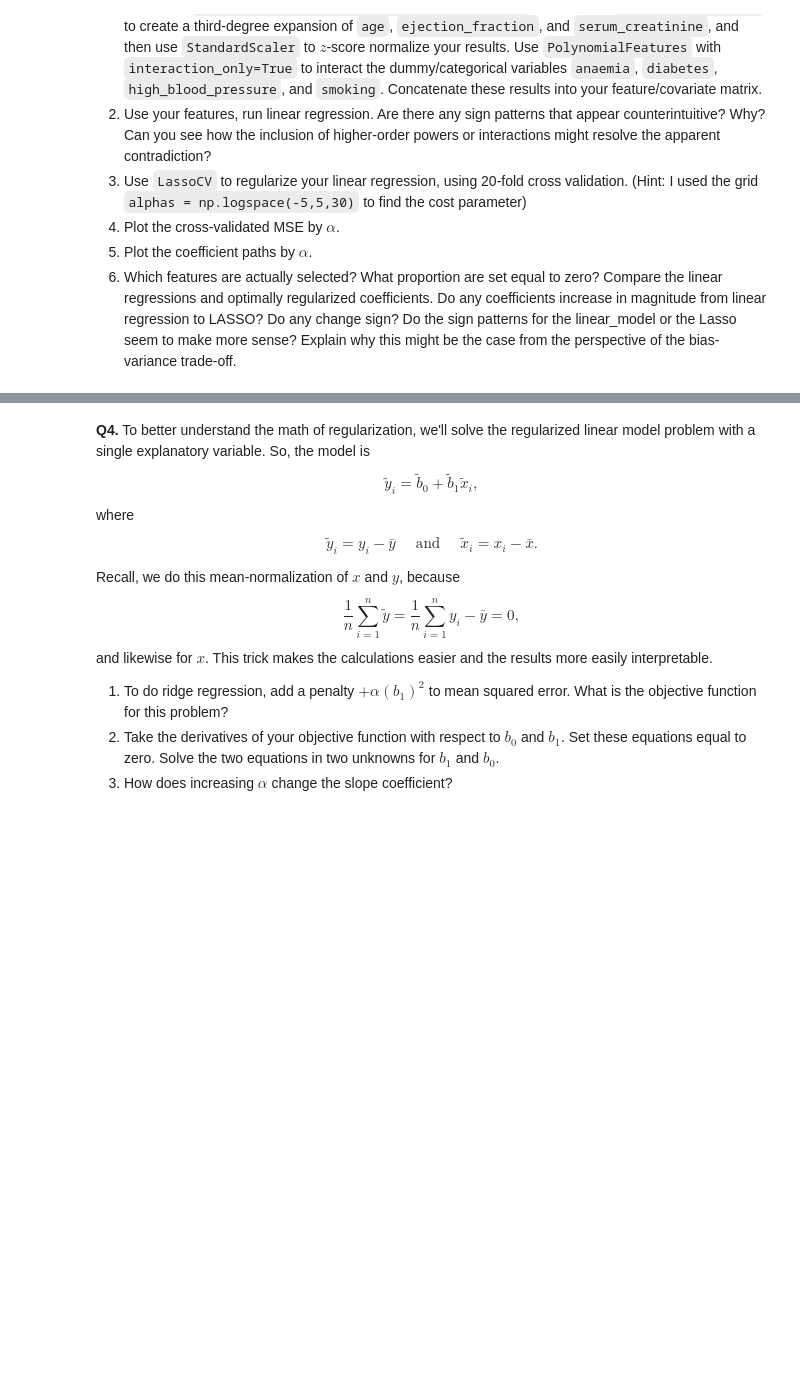
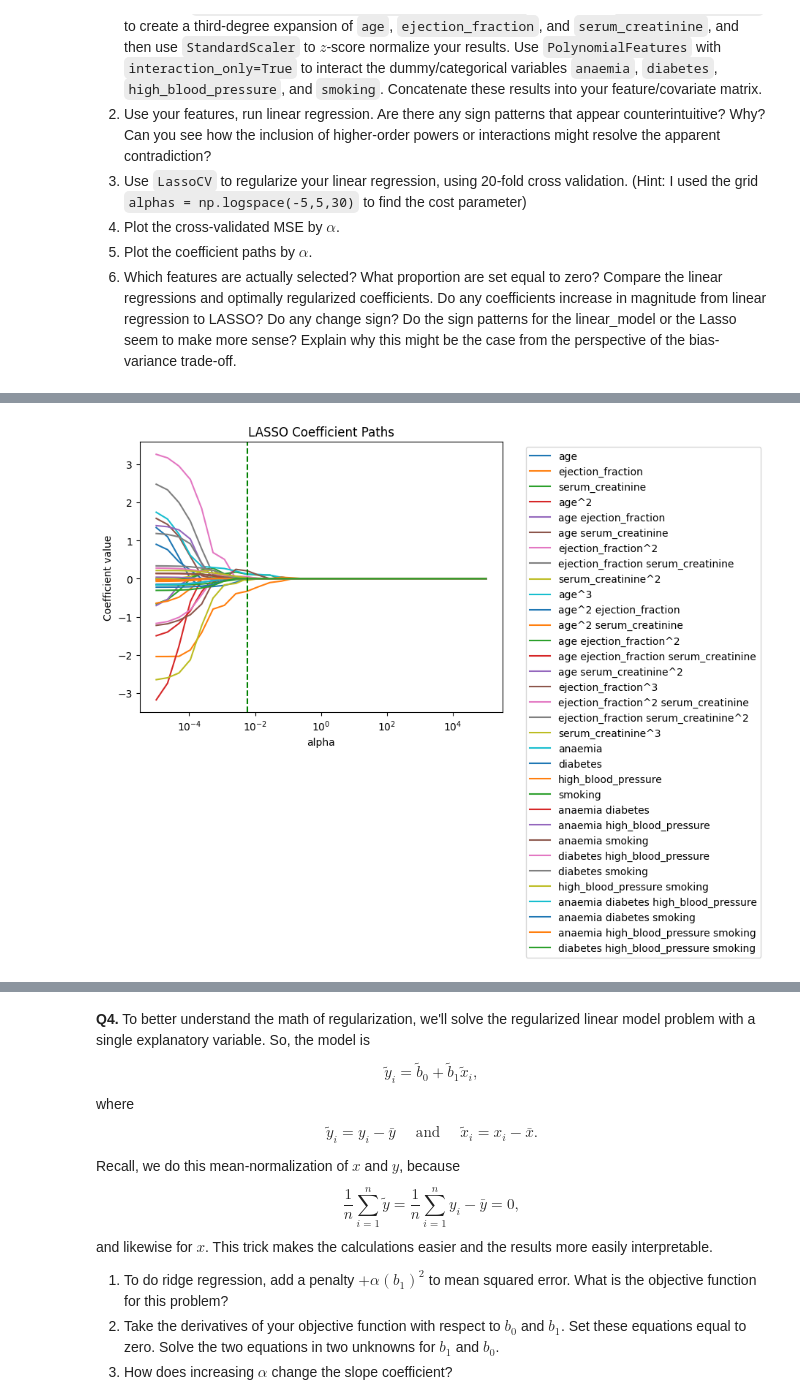
Before and after one commit to AngelikaBaloy/undergrad_ml_assignments, a Jupyter notebook: 04_assignment_regularization.ipynb, the cells around one changed output, grey strips where cells are left out. Saved outputs shown, nothing was run; the diff lists cells and outputs as text; code cells hidden in the pictures; blank space fills up the shorter version.

```diff
--- a/04_assignment_regularization.ipynb
+++ b/04_assignment_regularization.ipynb
@@ -208,0 +230,7 @@ reg_coefs
+# %%
+# dummies & interactions
+heart_X_2 = df_heart[['anaemia', 'diabetes', 'high_blood_pressure', 'smoking']]
+
+expander = PolynomialFeatures(degree=3, include_bias=False, interaction_only=True) # interaction only
+X_dummies = expander.fit_transform(heart_X_2)
+poly_names2 = expander.get_feature_names_out()
@@ -208,0 +258,11 @@ reg_coefs
+# %%
+# 2. linear regression
+y = df_heart['DEATH_EVENT']
+
+model = LinearRegression()
+model.fit(X_poly, y)
+
+print(f'Model intercept: {model.intercept_}')
+pd.DataFrame({'feature':poly_names_all, 'coefficient':model.coef_ })
+
+# answer here
@@ -208,0 +343,20 @@ reg_coefs
+# %%
+# 5. plot coefficient paths
+coefs = []
+for alpha in lasso_cv.alphas_:
+    model = Lasso(alpha=alpha, max_iter=100000)
+    model.fit(X_poly, y)
+    coefs.append(model.coef_)
+coefs = np.array(coefs)
+
+for i in range(coefs.shape[1]):
+    plt.plot(lasso_cv.alphas_, coefs[:,i], label=poly_names_all[i])
+plt.xscale("log")
+plt.xlabel("alpha")
+plt.ylabel("Coefficient value")
+plt.title("LASSO Coefficient Paths")
+plt.axvline(x=alpha_star, color='green', linestyle='--')
+plt.legend(bbox_to_anchor=(1.05, 1), loc='upper left')
+plt.show()
+# %% [output]
+[figure, added]
```
Also changed, not shown: parts of 8 cells of this notebook.
